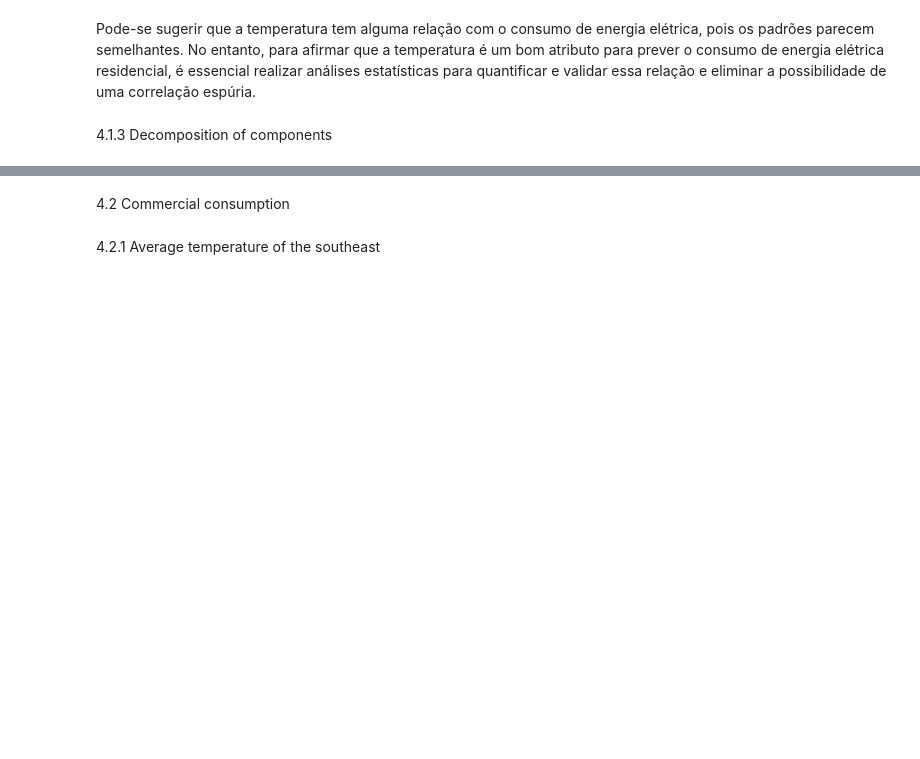
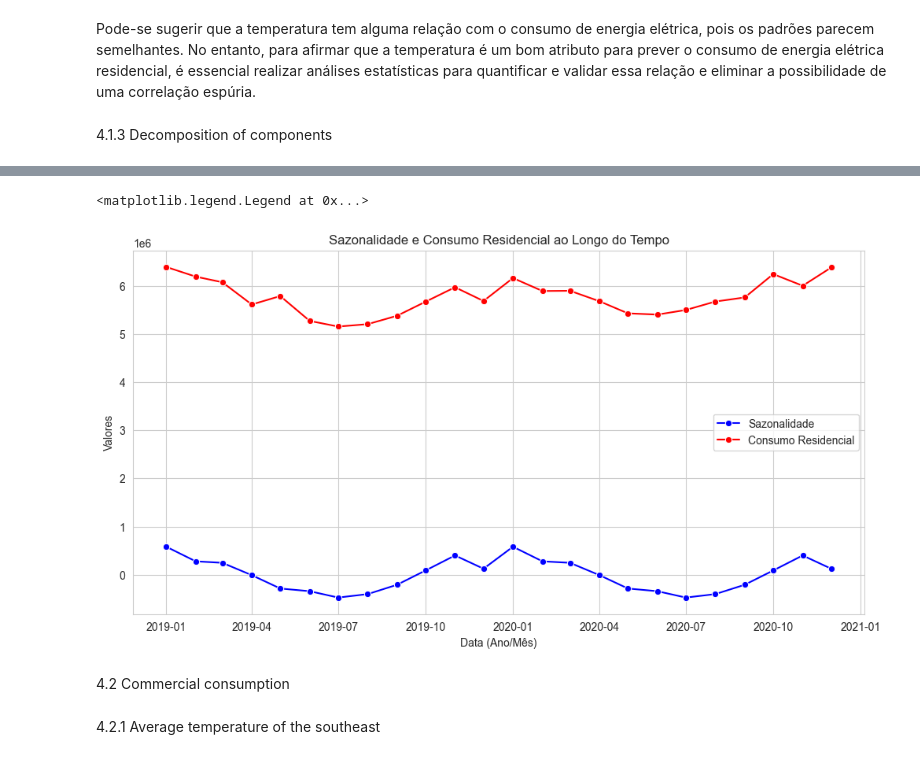
Before and after one commit to matheuszpher/data-science-portfolio, a Jupyter notebook: machine-learning-basic/ml-time series/serie-temportal-energia.ipynb, the cells around one changed output, grey strips where cells are left out. Drawn from its saved outputs; the diff is of its cells as text; code cells hidden in the pictures; blank space fills up the shorter version.

```diff
--- a/machine-learning-basic/ml-time series/serie-temportal-energia.ipynb
+++ b/machine-learning-basic/ml-time series/serie-temportal-energia.ipynb
@@ -251,3 +251,7 @@ Pode-se sugerir que a temperatura tem alguma relação com o consumo de energia
 # %%
 # Decompoe a série temporal da coluna 'residencial' em seus componentes
 decomposicao = sm.tsa.seasonal_decompose(data_e_slicing[['residencial']], model='additive')
+# %%
+residuo = pd.DataFrame(decomposicao.resid).rename(columns={'resid': 'residuo'})
+tendencia = pd.DataFrame(decomposicao.trend).rename(columns={'trend': 'tendencia'})
+sazonalidade = pd.DataFrame(decomposicao.seasonal).rename(columns={'seasonal': 'sazonalidade'})
@@ -254,3 +283,21 @@ decomposicao = sm.tsa.seasonal_decompose(data_e_slicing[['residencial']], model=
+# %%
+combined_df = pd.merge(sazonalidade, data_e_slicing, on='referencia')
+# %%
+sns.set_style('whitegrid')
+
+
+plt.figure(figsize=(12, 6))
+sns.lineplot(data=combined_df, x='referencia', y='sazonalidade', marker='o', color='b', label='Sazonalidade')
+sns.lineplot(data=combined_df, x='referencia', y='residencial', marker='o', color='r', label='Consumo Residencial')
+
+
+plt.title('Sazonalidade e Consumo Residencial ao Longo do Tempo')
+plt.ylabel('Valores')
+plt.xlabel('Data (Ano/Mês)')
+plt.legend()
+# %% [output]
+<matplotlib.legend.Legend at 0x...>
+[figure, added]
 # %% [markdown]
 4.2 Commercial consumption
 # %% [markdown]
```
Also changed, not shown: parts of 4 cells of this notebook, 8 other files.
